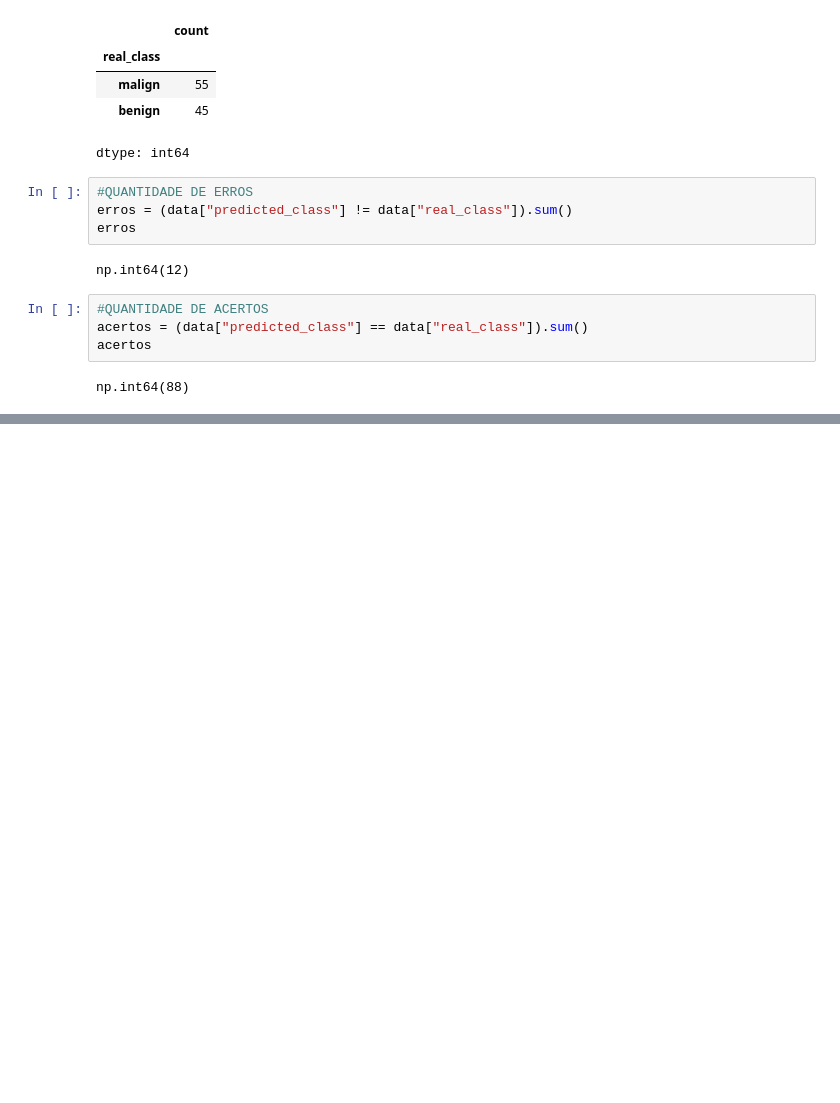
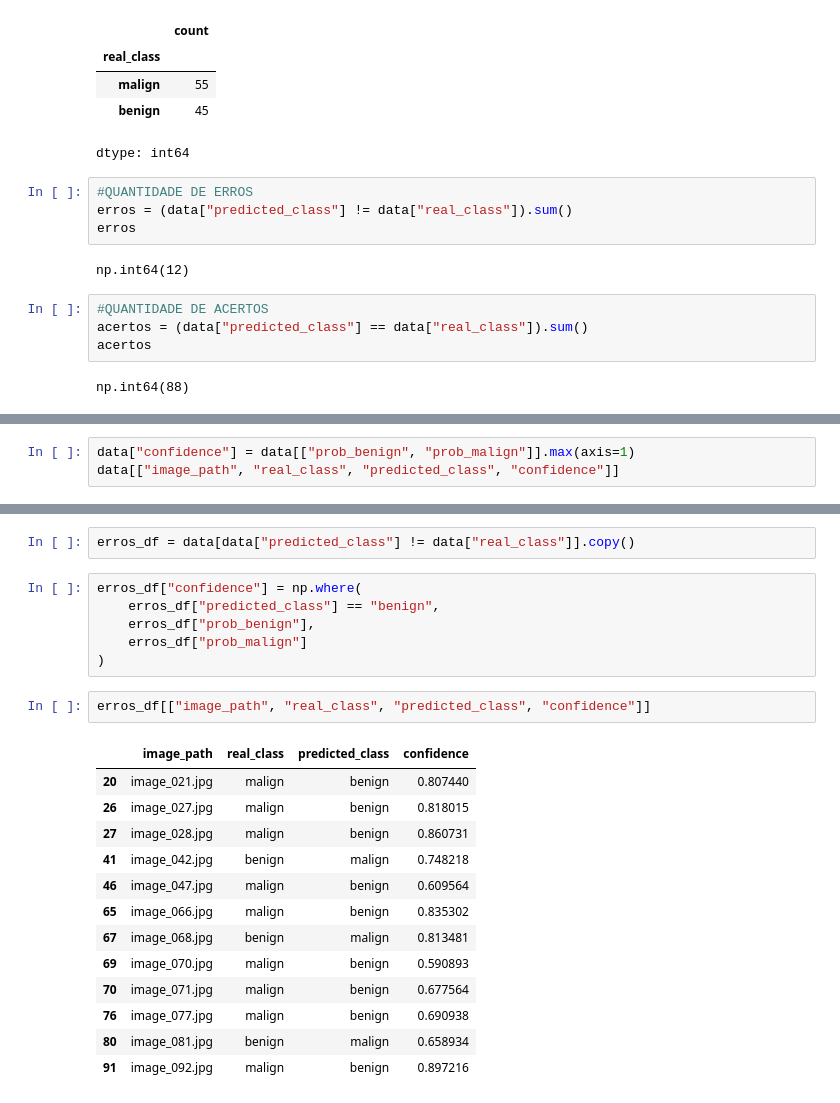
Before and after one commit to Guilherme0202PM/TreinamentoDados, a Jupyter notebook: Semana04/Section02/Tasks/CaseStudy_Pandas.ipynb, the cells around one changed output, grey strips where cells are left out. Drawn from its saved outputs; the diff is of its cells as text; blank space fills up the shorter version.

```diff
--- a/Semana04/Section02/Tasks/CaseStudy_Pandas.ipynb
+++ b/Semana04/Section02/Tasks/CaseStudy_Pandas.ipynb
@@ -65,0 +105,3 @@ np.int64(88)
+# %%
+data["confidence"] = data[["prob_benign", "prob_malign"]].max(axis=1)
+data[["image_path", "real_class", "predicted_class", "confidence"]]
@@ -65,0 +122,24 @@ np.int64(88)
+# %%
+erros_df = data[data["predicted_class"] != data["real_class"]].copy()
+# %%
+erros_df["confidence"] = np.where(
+    erros_df["predicted_class"] == "benign",
+    erros_df["prob_benign"],
+    erros_df["prob_malign"]
+)
+# %%
+erros_df[["image_path", "real_class", "predicted_class", "confidence"]]
+# %% [output]
+|  | image_path | real_class | predicted_class | confidence |
+| 20 | image_021.jpg | malign | benign | 0.807440 |
+| 26 | image_027.jpg | malign | benign | 0.818015 |
+| 27 | image_028.jpg | malign | benign | 0.860731 |
+| 41 | image_042.jpg | benign | malign | 0.748218 |
+| 46 | image_047.jpg | malign | benign | 0.609564 |
+| 65 | image_066.jpg | malign | benign | 0.835302 |
+| 67 | image_068.jpg | benign | malign | 0.813481 |
+| 69 | image_070.jpg | malign | benign | 0.590893 |
+| 70 | image_071.jpg | malign | benign | 0.677564 |
+| 76 | image_077.jpg | malign | benign | 0.690938 |
+| 80 | image_081.jpg | benign | malign | 0.658934 |
+| 91 | image_092.jpg | malign | benign | 0.897216 |
```
Also changed, not shown: parts of 4 cells of this notebook.
